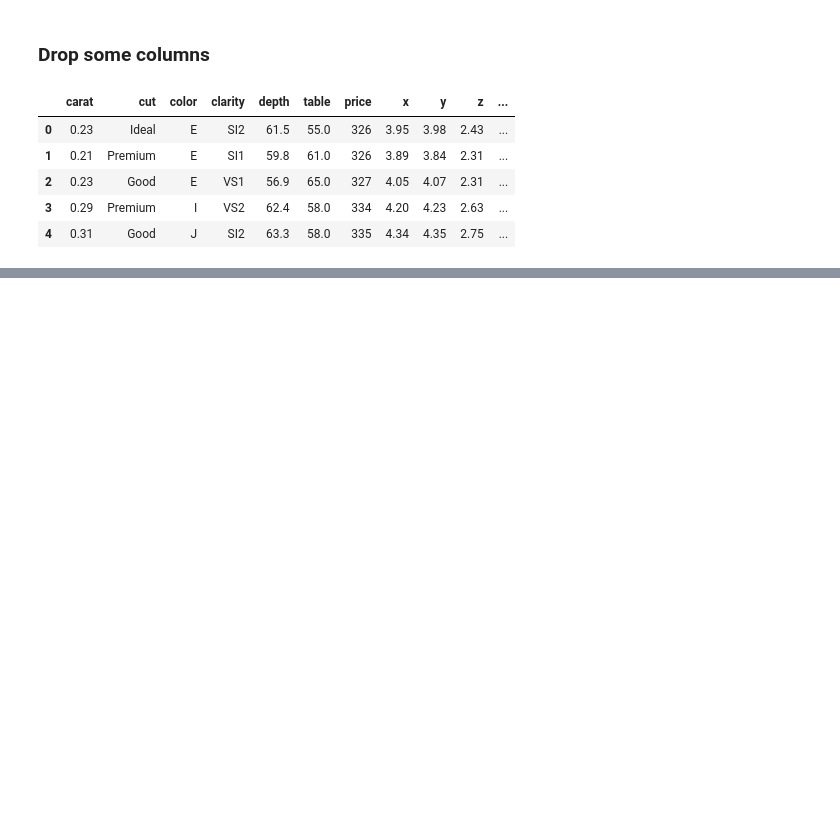
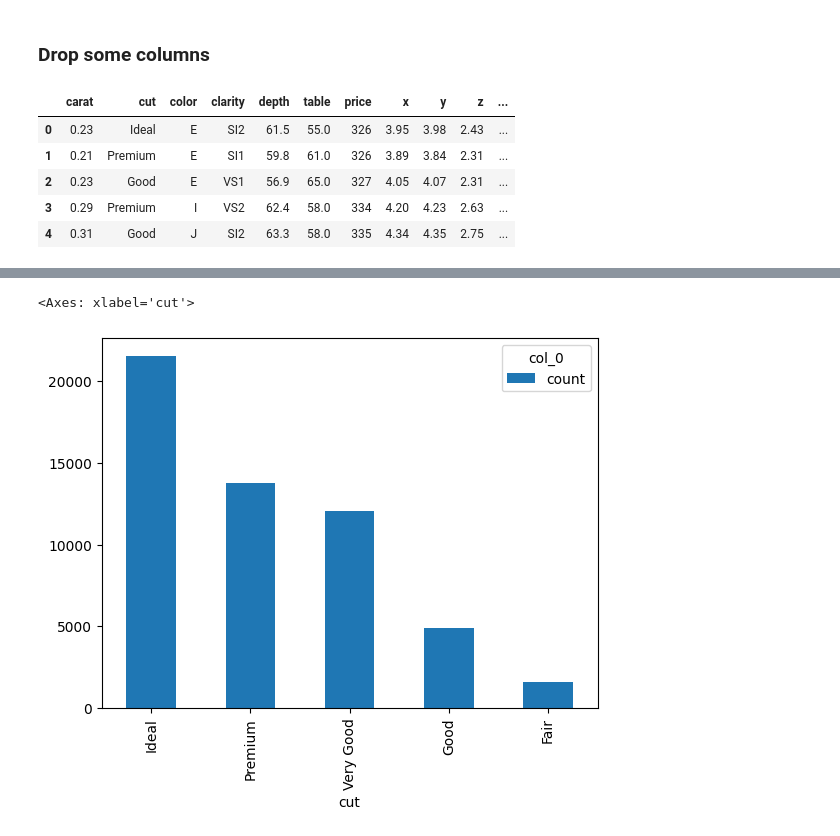
Before and after one commit to syedmeesamali/Python, a Jupyter notebook: 6_Coursera/Practice/Data_Vis_01.ipynb, the cells around one changed output, grey strips where cells are left out. Drawn from its saved outputs; the diff is of its cells as text; code cells hidden in the pictures; blank space fills up the shorter version.

```diff
--- a/6_Coursera/Practice/Data_Vis_01.ipynb
+++ b/6_Coursera/Practice/Data_Vis_01.ipynb
@@ -124,0 +151,3 @@ diamonds_df.head(5)
+# %%
+cut_count_table = pd.crosstab(index = diamonds_df['cut'], columns = 'count')
+cut_count_table
@@ -124,0 +162,5 @@ diamonds_df.head(5)
+# %%
+cut_count_table.plot(kind='bar')
+# %% [output]
+<Axes: xlabel='cut'>
+[figure, added]
```
Also changed, not shown: parts of 9 cells of this notebook.
